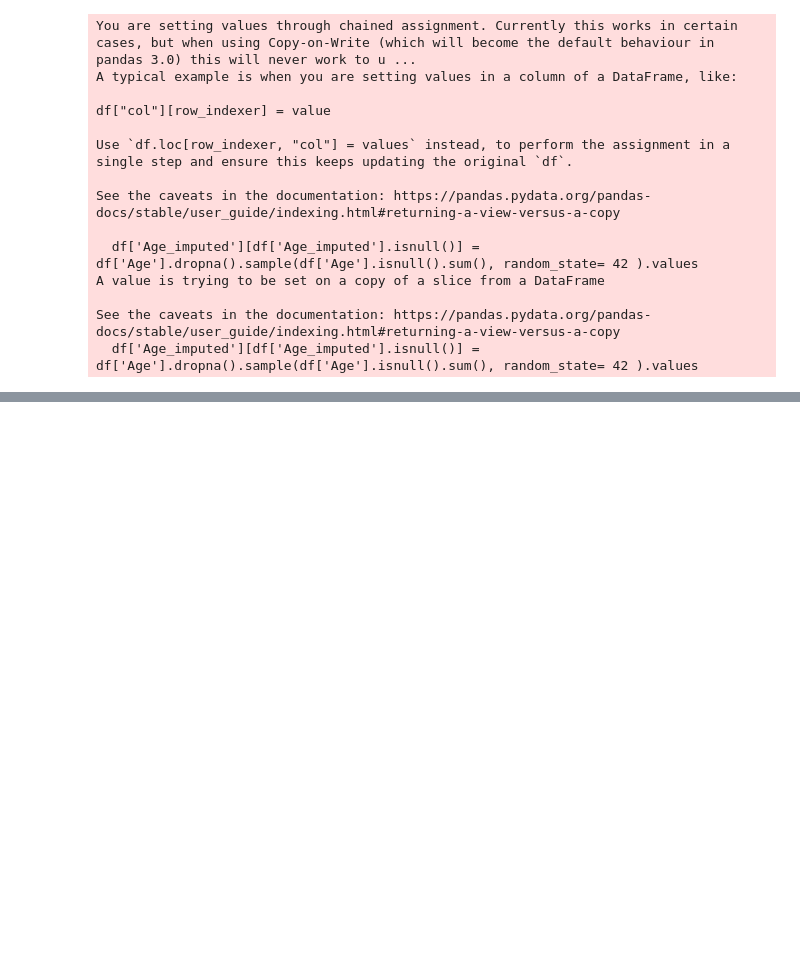
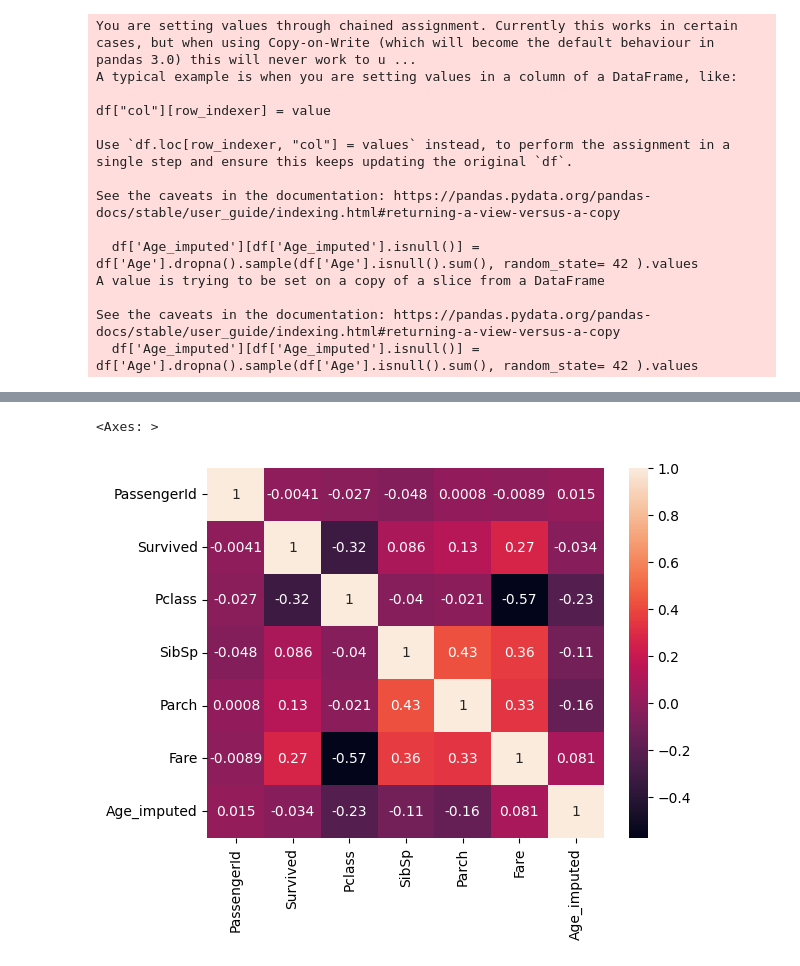
Before and after one commit to Aalok-Git/Python_Projects, a Jupyter notebook: Titanic_Survived/titanic_notebook.ipynb, the cells around one changed output, grey strips where cells are left out. Saved outputs shown, nothing was run; the diff lists cells and outputs as text; code cells hidden in the pictures; blank space fills up the shorter version.

```diff
--- a/Titanic_Survived/titanic_notebook.ipynb
+++ b/Titanic_Survived/titanic_notebook.ipynb
@@ -170,0 +270,5 @@ dtype: float64
+# %%
+sns.heatmap(df_num.corr(method='kendall'), annot=True)
+# %% [output]
+<Axes: >
+[figure, added]
```
Also changed, not shown: parts of 30 cells of this notebook.
